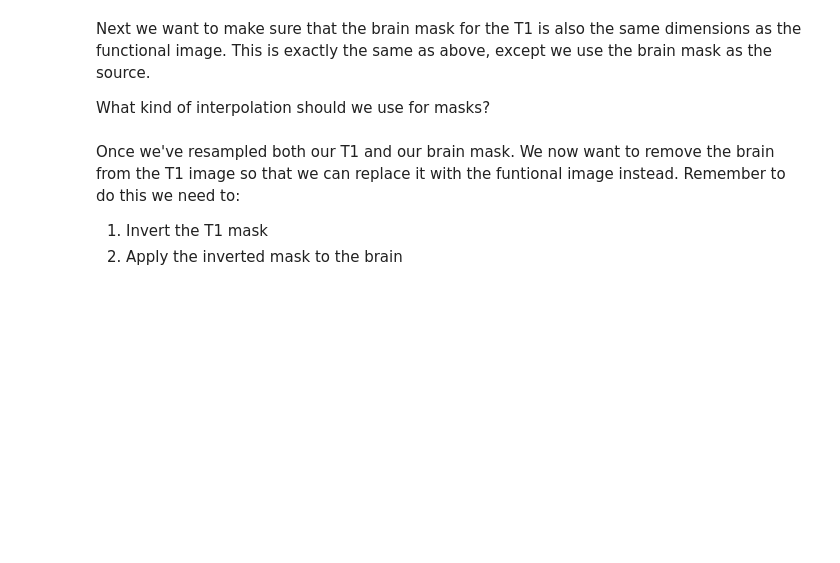
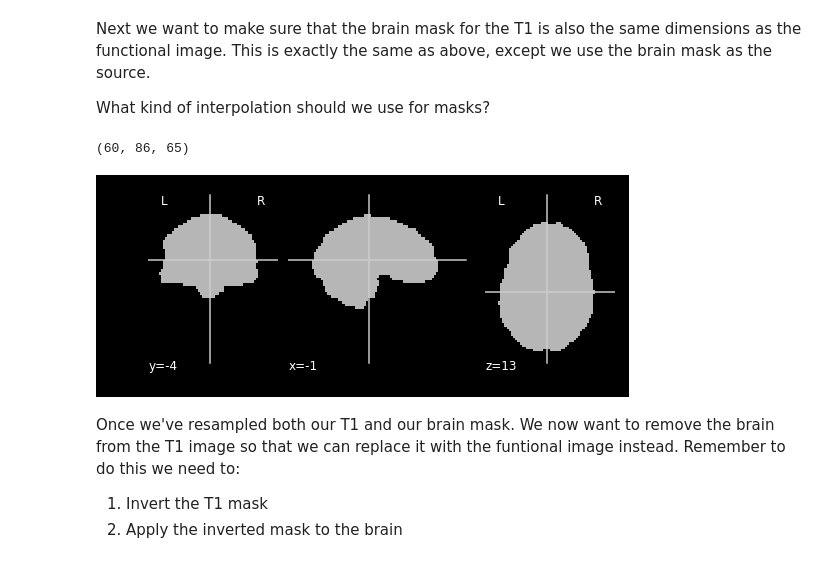
Before and after one commit to carpentries-incubator/SDC-BIDS-fMRI, a Jupyter notebook: bin/04-integrating_functional_data_solutions.ipynb, the cells around one changed output. Cells and saved outputs as stored; diff of their text form; code cells hidden in the pictures; blank space fills up the shorter version.

```diff
--- a/bin/04-integrating_functional_data_solutions.ipynb
+++ b/bin/04-integrating_functional_data_solutions.ipynb
@@ -159,9 +223,12 @@ Next we want to make sure that the brain mask for the T1 is also the same dimens
 
 What kind of interpolation should we use for masks?
 # %%
-resamp_bm = img.resample_to_img(source_img=ex_bm, target_img=ex_func,interpolation='nearest')
+resamp_bm = img.resample_to_img(source_img=ex_t1_bm, target_img=ex_func,interpolation='nearest')
 plot.plot_anat(resamp_bm)
 print(resamp_bm.shape)
+# %% [output]
+(60, 86, 65)
+[figure, added]
 # %% [markdown]
 Once we've resampled both our T1 and our brain mask. We now want to remove the brain from the T1 image so that we can replace it with the funtional image instead. Remember to do this we need to:
 
```
Also changed, not shown: parts of 22 cells of this notebook, 8 other files.
